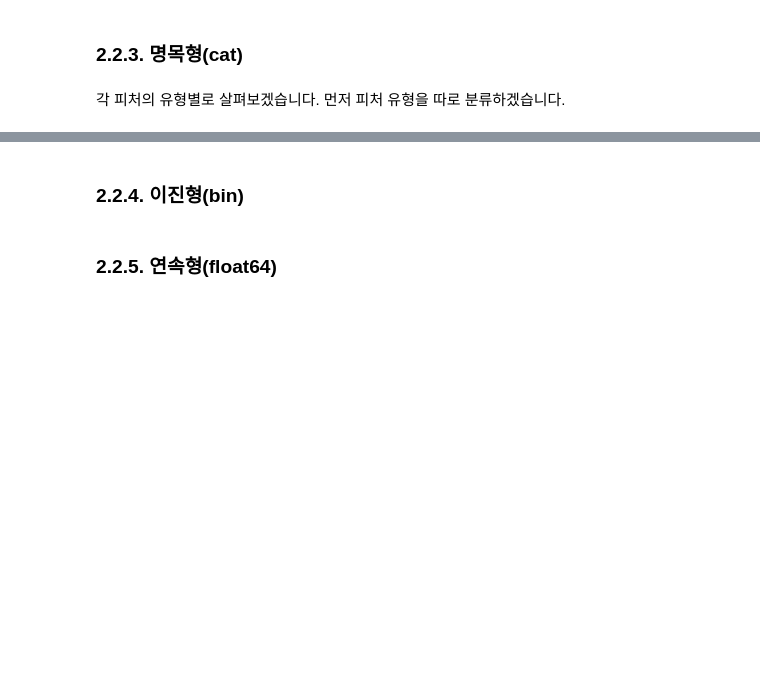
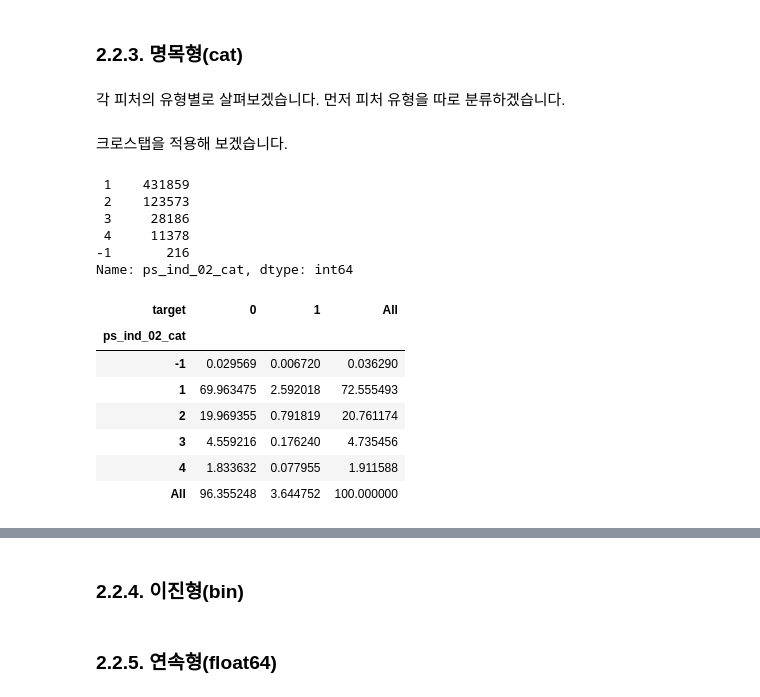
Before and after one commit to LeeSeungwon89/Kaggle_Dacon_Practice, a Jupyter notebook: 1. Porto_Seguro’s_Safe_Driver_Prediction_EDA.ipynb, the cells around one changed output, grey strips where cells are left out. Drawn from its saved outputs; the diff is of its cells as text; code cells hidden in the pictures; blank space fills up the shorter version.

```diff
--- a/1. Porto_Seguro’s_Safe_Driver_Prediction_EDA.ipynb
+++ b/1. Porto_Seguro’s_Safe_Driver_Prediction_EDA.ipynb
@@ -390,3 +374,25 @@ for column in train.columns:
         list_continuous.append(column)
     elif (train[column].dtype == 'int64') and (column != 'id'):
         list_ordinal.append(column)
+# %% [markdown]
+크로스탭을 적용해 보겠습니다.
+# %%
+train[list_category[0]].value_counts()
+# %% [output]
+ 1    431859
+ 2    123573
+ 3     28186
+ 4     11378
+-1       216
+Name: ps_ind_02_cat, dtype: int64
+# %%
+crosstab_target(train, list_category[0])
+# %% [output]
+| target | 0 | 1 | All |
+| ps_ind_02_cat |  |  |  |
+| -1 | 0.029569 | 0.006720 | 0.036290 |
+| 1 | 69.963475 | 2.592018 | 72.555493 |
+| 2 | 19.969355 | 0.791819 | 20.761174 |
+| 3 | 4.559216 | 0.176240 | 4.735456 |
+| 4 | 1.833632 | 0.077955 | 1.911588 |
+| All | 96.355248 | 3.644752 | 100.000000 |
```
Also changed, not shown: parts of 7 cells of this notebook.
